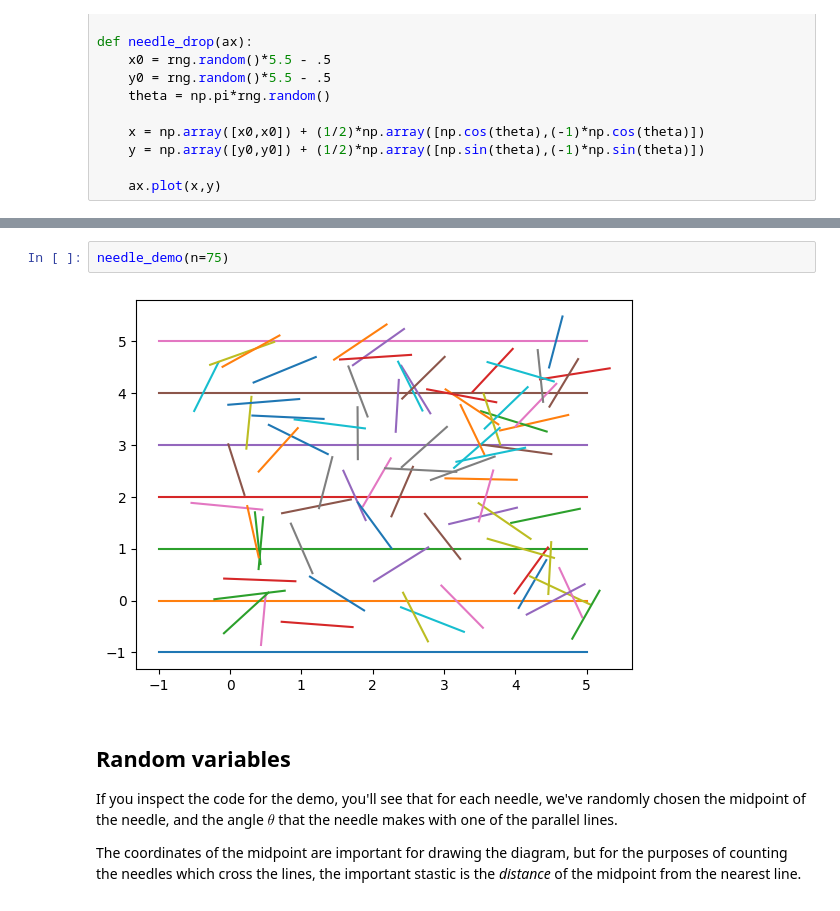
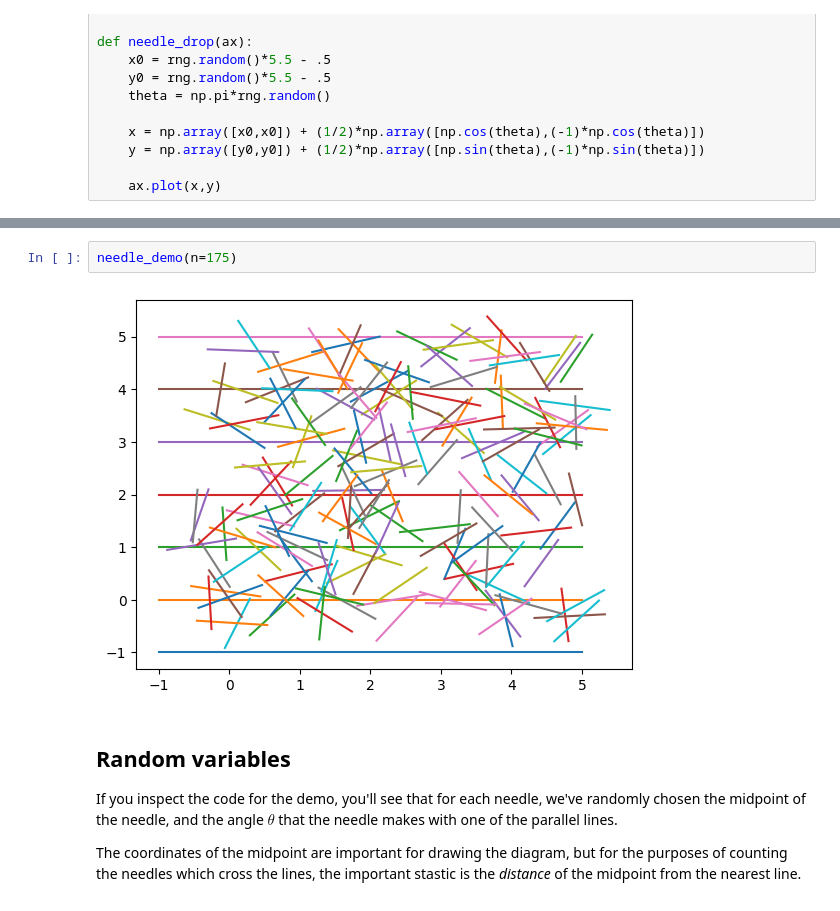
Before and after one commit to gmcninch-tufts/2025-Sp-Math087, a Jupyter notebook: course-content/week11-01--monte-carlo.ipynb, the cells around one changed output, grey strips where cells are left out. Drawn from its saved outputs; the diff is of its cells as text.

```diff
--- a/course-content/week11-01--monte-carlo.ipynb
+++ b/course-content/week11-01--monte-carlo.ipynb
@@ -64,7 +64,7 @@ needle_demo(n=30)
 # %%
-needle_demo(n=75)
+needle_demo(n=175)
 # %% [output]
-[figure, old version]
+[figure, new version]
 # %% [markdown]
 Random variables
 ----------------
```
Also changed, not shown: parts of 5 cells of this notebook.
